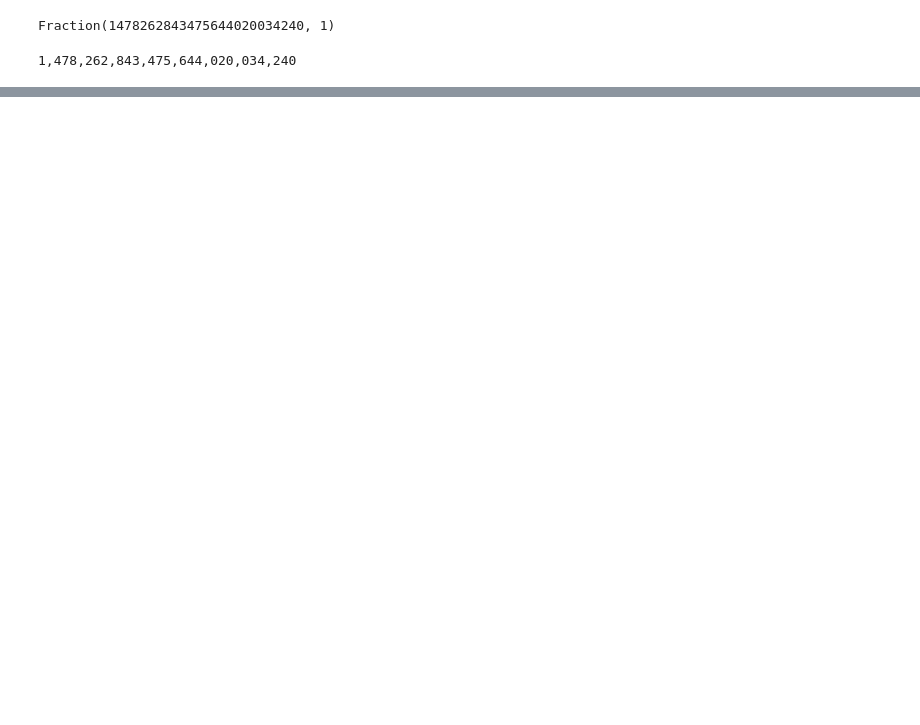
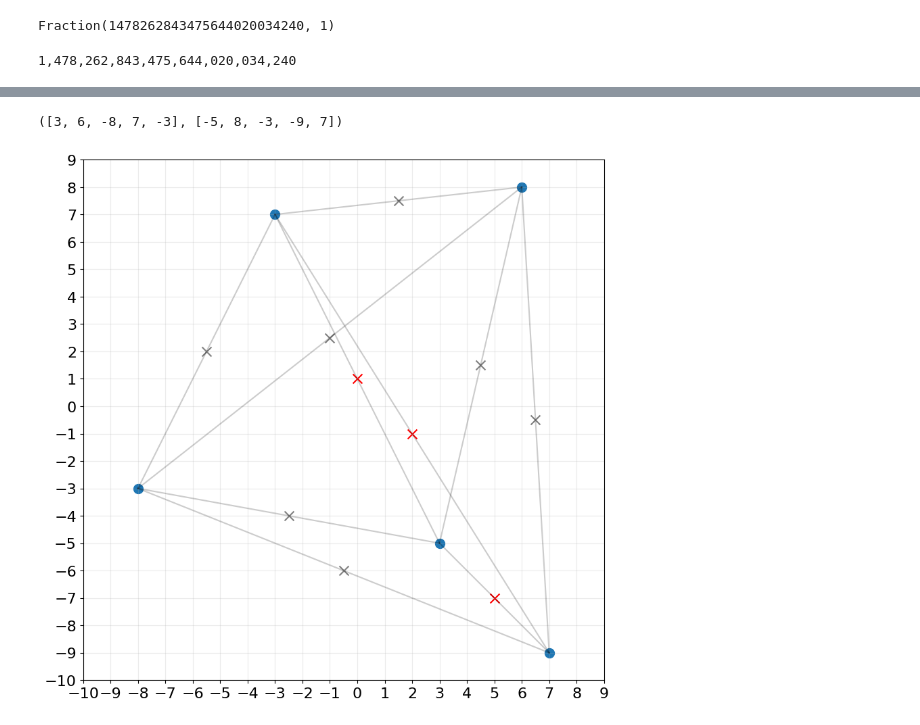
Before and after one commit to LugoBlogger/SI-251-4009-discrete-mathematics-2, a Jupyter notebook: programs/counting.ipynb, the cells around one changed output, grey strips where cells are left out. Saved outputs shown, nothing was run; the diff lists cells and outputs as text; code cells hidden in the pictures; blank space fills up the shorter version.

```diff
--- a/programs/counting.ipynb
+++ b/programs/counting.ipynb
@@ -162,0 +229,47 @@ Fraction(1478262843475644020034240, 1)
+# %%
+seed = 26_04_21
+rng = np.random.default_rng(seed)
+
+n_points_max = 5
+x_data = []
+y_data = []
+while True:
+  x_coor = rng.integers(-10, 10)
+  y_coor = rng.integers(-10, 10)
+
+  n_points = len(x_data)
+  if ((x_coor in x_data) and (y_coor in y_data)) or n_points == n_points_max:
+    break
+  else:
+    x_data.append(x_coor)
+    y_data.append(y_coor)
+
+x_data, y_data
+# %% [output]
+([3, 6, -8, 7, -3], [-5, 8, -3, -9, 7])
+# %%
+fig, ax = plt.subplots(figsize=(10, 10))
+
+ax.scatter(x_data, y_data, s=100)
+
+for i in range(n_points_max):
+  for j in range(i+1, n_points_max):
+    ax.plot([x_data[i], x_data[j]], [y_data[i], y_data[j]], color="k", alpha=0.2)
+
+    mid_points = [(x_data[i] + x_data[j])/2., (y_data[i] + y_data[j])/2.]
+
+    is_midpoint_integers = ((x_data[i] + x_data[j]) % 2 == 0) and \
+      ((y_data[i] + y_data[j]) % 2 == 0)
+    color_midpoint = "gray"
+    if is_midpoint_integers:
+      color_midpoint = "red"
+    ax.scatter([mid_points[0]], [mid_points[1]], s=100, marker="x", color=color_midpoint)
+
+ax.set_xticks(np.arange(-10, 10))
+ax.set_yticks(np.arange(-10, 10))
+ax.grid("on")
+ax.set_aspect("equal")
+
+plt.show(fig)
+# %% [output]
+[figure, added]
```
Also changed, not shown: parts of 10 cells of this notebook, 4 other files.
